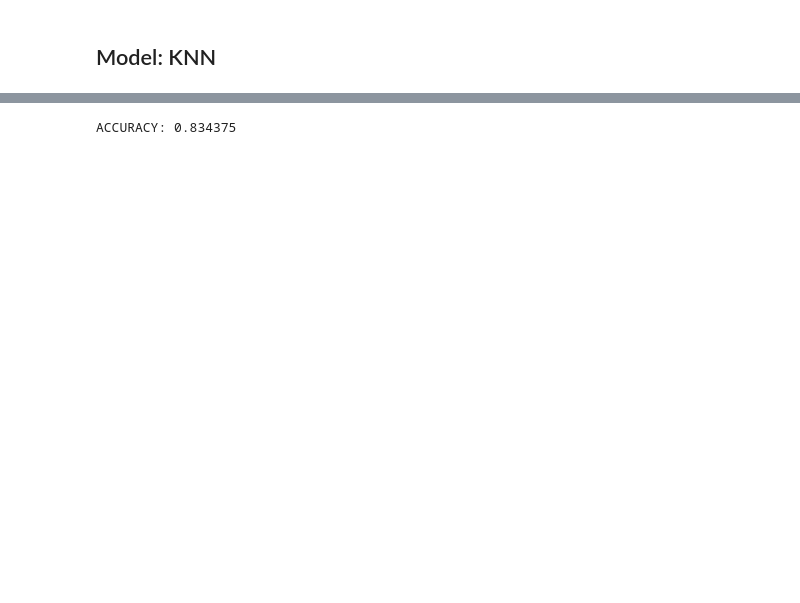
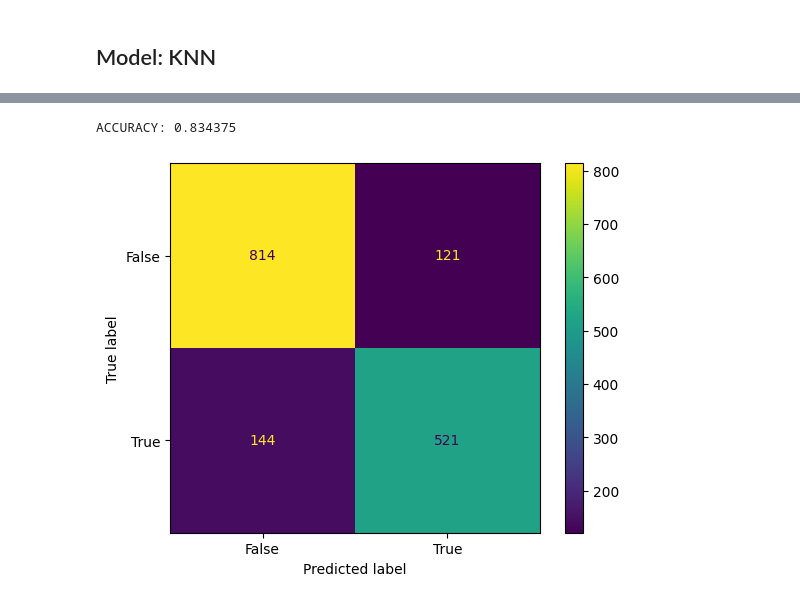
Before and after one commit to chasewes/DataSlayers, a Jupyter notebook: kaggle_competition.ipynb, the cells around one changed output, grey strips where cells are left out. Saved outputs shown, nothing was run; the diff lists cells and outputs as text; code cells hidden in the pictures; blank space fills up the shorter version.

```diff
--- a/kaggle_competition.ipynb
+++ b/kaggle_competition.ipynb
@@ -205,5 +222,8 @@ def xgboost(X_train, X_val, y_train, y_val):
 # %%
 # run the model
 xgb_y_pred = xgboost(X_train, X_val, y_train, y_val)
+
+conf_matrix(y_val, xgb_y_pred)
 # %% [output]
 ACCURACY: 0.834375
+[figure, added]
```
Also changed, not shown: parts of 12 cells of this notebook.
